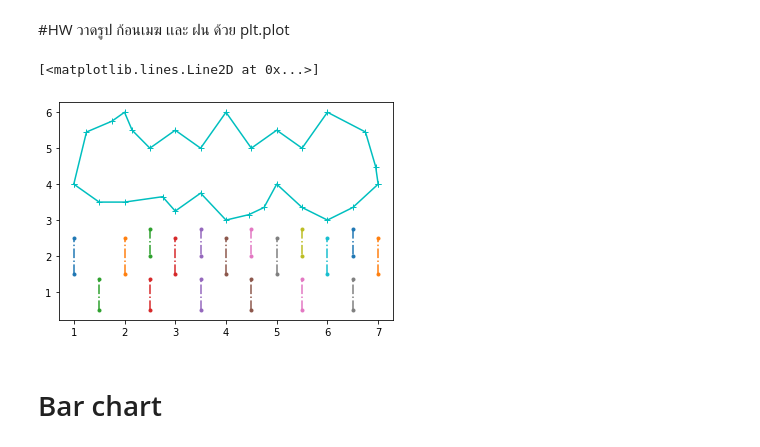
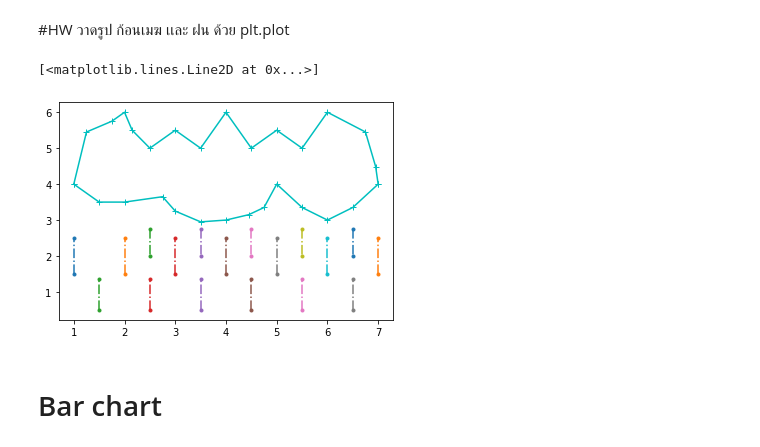
Before and after one commit to Chanunchida-May/data_viz_2022, a Jupyter notebook: Dataviz04_Data_Comparison.ipynb, the cells around one changed output. Saved outputs shown, nothing was run; the diff lists cells and outputs as text; code cells hidden in the pictures.

Commit message:
Bar chart HW เสร็จเเย้ว

```diff
--- a/Dataviz04_Data_Comparison.ipynb
+++ b/Dataviz04_Data_Comparison.ipynb
@@ -123,28 +123,28 @@ https://matplotlib.org/stable/api/_as_gen/matplotlib.pyplot.plot.html
 #HW วาดรูป ก้อนเมฆ เเละ ฝน ด้วย plt.plot
 # %%
 plt.plot([1,1.25,1.75,2,2.15,2.5,3,3.5,4,4.5,5,5.5,6,6.75,6.95,7],[4,5.45,5.75,6,5.5,5,5.5,5,6,5,5.5,5,6,5.45,4.49,4],'c+-')
-plt.plot([1,1.5,2,2.75,3,3.5,4,4.45,4.75,5,5.5,6,6.5,7],[4,3.5,3.5,3.65,3.25,3.75,3,3.15,3.35,4,3.35,3,3.35,4],'c+-')
+plt.plot([1,1.5,2,2.75,3,3.5,4,4.45,4.75,5,5.5,6,6.5,7],[4,3.5,3.5,3.65,3.25,2.95,3,3.15,3.35,4,3.35,3,3.35,4],'c+-')
 plt.plot([1,1],[1.5,2.5],'.-.')
 plt.plot([2,2],[1.5,2.5],'.-.')
 plt.plot([2.5,2.5],[2.75,2],'.-.')
 plt.plot([3,3],[1.5,2.5],'.-.')
 plt.plot([3.5,3.5],[2.75,2],'.-.')
 plt.plot([4,4],[1.5,2.5],'.-.')
 plt.plot([4.5,4.5],[2.75,2],'.-.')
 plt.plot([5,5],[1.5,2.5],'.-.')
 plt.plot([5.5,5.5],[2.75,2],'.-.')
 plt.plot([6,6],[1.5,2.5],'.-.')
 plt.plot([6.5,6.5],[2.75,2],'.-.')
 plt.plot([7,7],[1.5,2.5],'.-.')
 plt.plot([1.5,1.5],[0.5,1.35],'.-.')
 plt.plot([2.5,2.5],[0.5,1.35],'.-.')
 plt.plot([3.5,3.5],[0.5,1.35],'.-.')
 plt.plot([4.5,4.5],[0.5,1.35],'.-.')
 plt.plot([5.5,5.5],[0.5,1.35],'.-.')
 plt.plot([6.5,6.5],[0.5,1.35],'.-.')
 # %% [output]
 [<matplotlib.lines.Line2D at 0x...>]
-[figure, old version]
+[figure, new version]
 # %% [markdown]
 # Bar chart
 # %%
```
Also changed, not shown: parts of 13 cells of this notebook.
